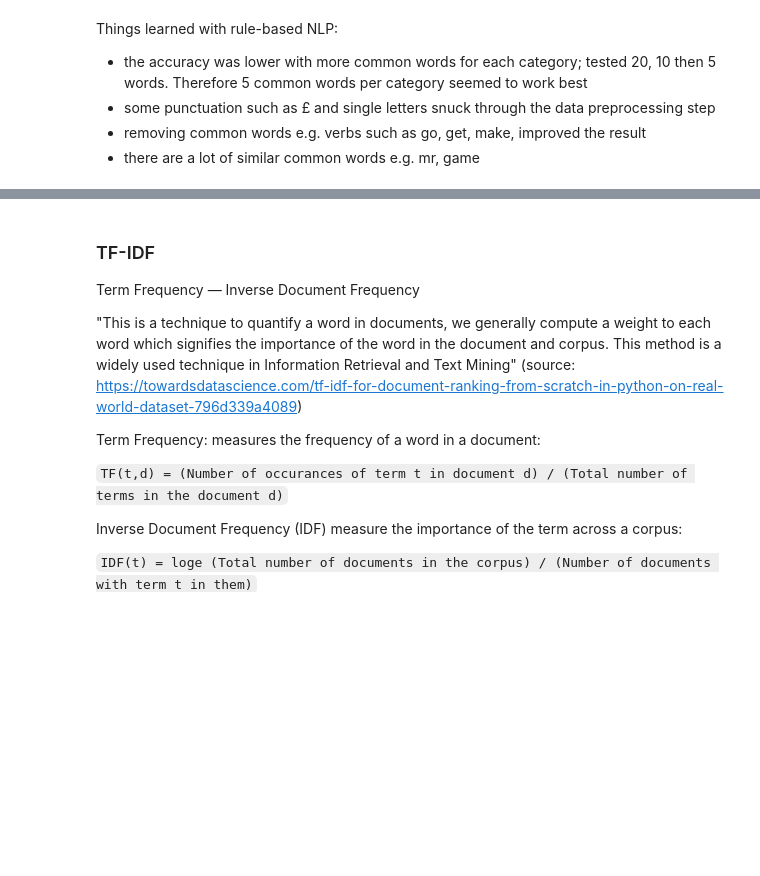
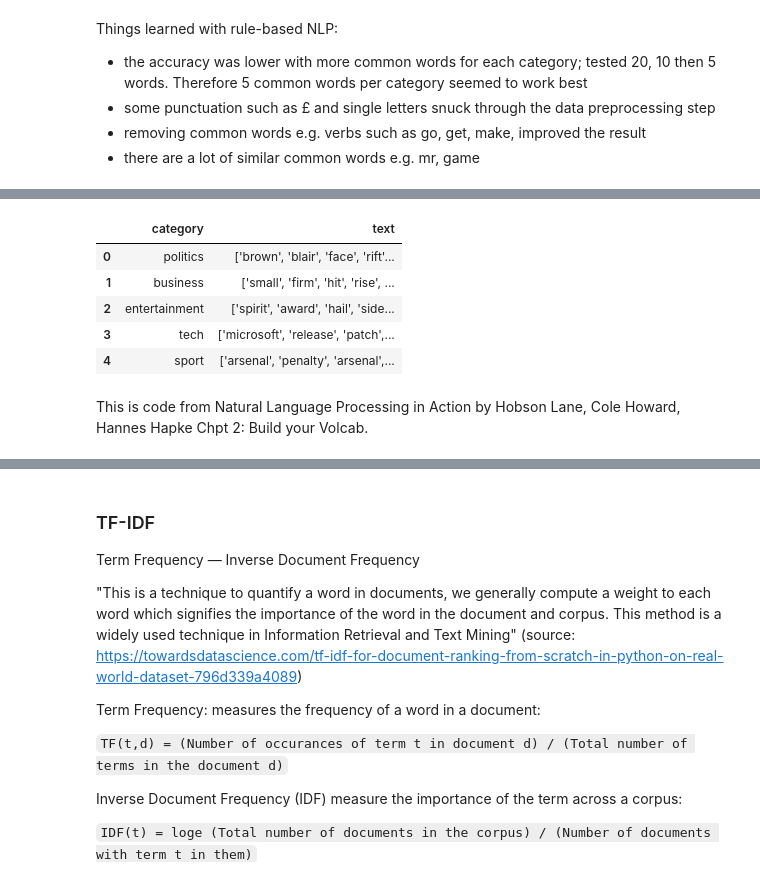
Before and after one commit to datalass1/30-days-of-NLP, a Jupyter notebook: notebooks/20210921-bbc_text_classification.ipynb, the cells around one changed output, grey strips where cells are left out. Drawn from its saved outputs; the diff is of its cells as text; code cells hidden in the pictures; blank space fills up the shorter version.

```diff
--- a/notebooks/20210921-bbc_text_classification.ipynb
+++ b/notebooks/20210921-bbc_text_classification.ipynb
@@ -380,0 +384,12 @@ Things learned with rule-based NLP:
+# %%
+test = df.sample(20,random_state=42).reset_index(drop=True)
+test.head()
+# %% [output]
+|  | category | text |
+| 0 | politics | ['brown', 'blair', 'face', 'rift'... |
+| 1 | business | ['small', 'firm', 'hit', 'rise', ... |
+| 2 | entertainment | ['spirit', 'award', 'hail', 'side... |
+| 3 | tech | ['microsoft', 'release', 'patch',... |
+| 4 | sport | ['arsenal', 'penalty', 'arsenal',... |
+# %% [markdown]
+This is code from Natural Language Processing in Action by Hobson Lane, Cole Howard, Hannes Hapke Chpt 2: Build your Volcab.
```
Also changed, not shown: parts of 14 cells of this notebook.
